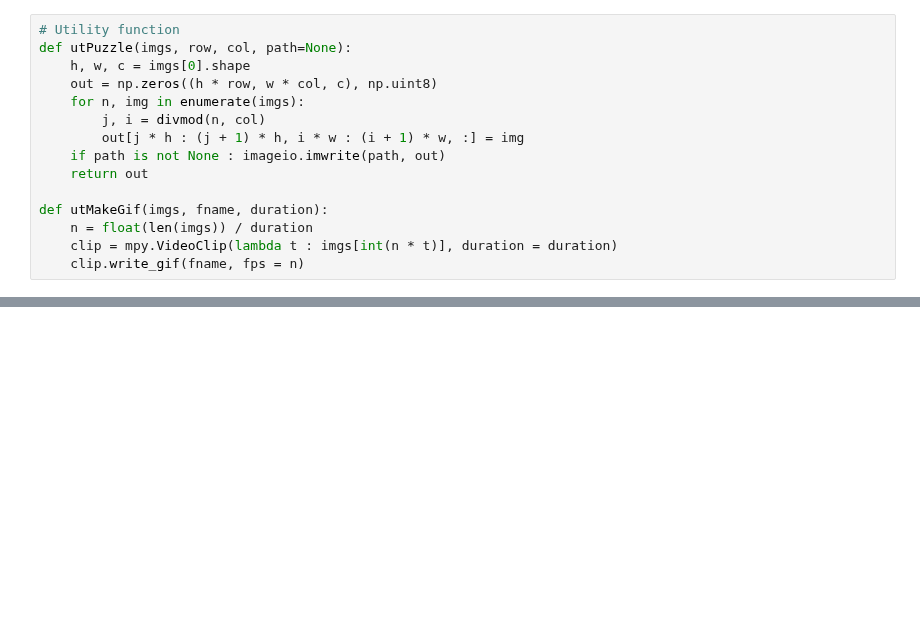
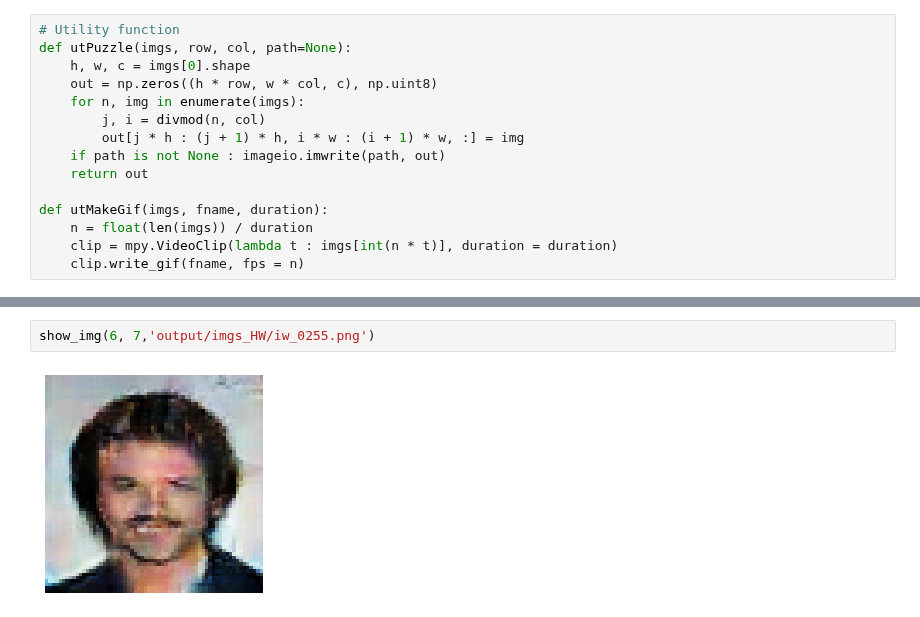
Before and after one commit to BennyNTHU/DL2021, a Jupyter notebook: Lab14-2/Lab14-2_110065508.ipynb, the cells around one changed output, grey strips where cells are left out. Cells and saved outputs as stored; diff of their text form; blank space fills up the shorter version.

```diff
--- a/Lab14-2/Lab14-2_110065508.ipynb
+++ b/Lab14-2/Lab14-2_110065508.ipynb
@@ -385,0 +409,4 @@ plt.show()
+# %%
+show_img(6, 7,'output/imgs_HW/iw_0255.png')
+# %% [output]
+[figure, added]
```
Also changed, not shown: parts of 5 cells of this notebook.
